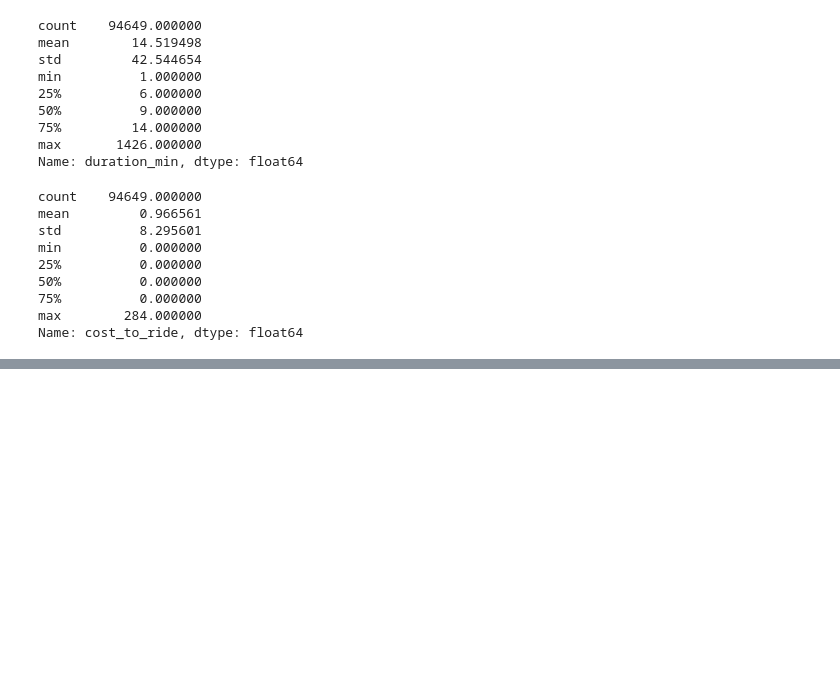
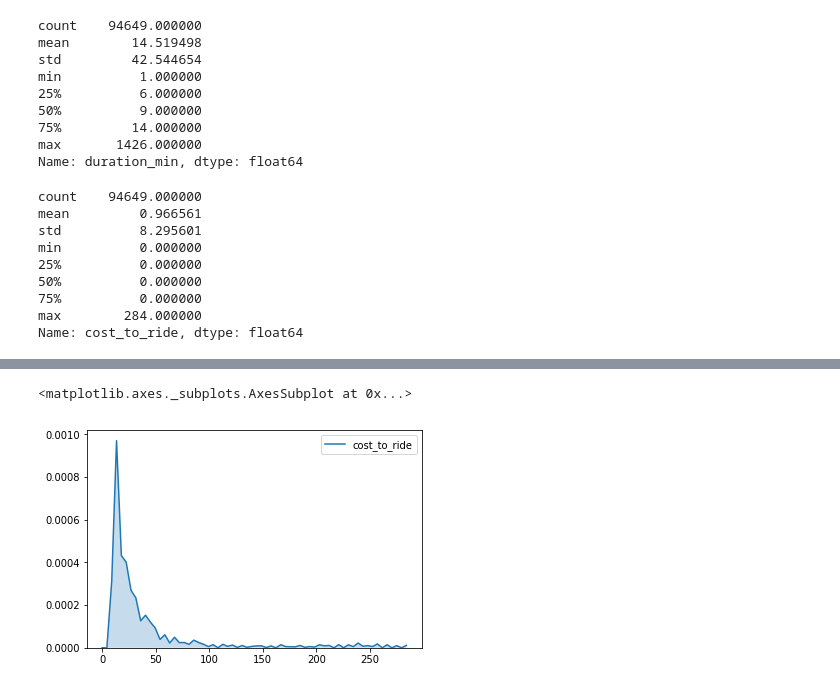
Before and after one commit to rileypredum/lyft_analysis, a Jupyter notebook: dev_df_data_cleaning.ipynb, the cells around one changed output, grey strips where cells are left out. Cells and saved outputs as stored; diff of their text form; code cells hidden in the pictures; blank space fills up the shorter version.

```diff
--- a/dev_df_data_cleaning.ipynb
+++ b/dev_df_data_cleaning.ipynb
@@ -191,0 +209,5 @@ Name: cost_to_ride, dtype: float64
+# %%
+sns.kdeplot(dev_df['cost_to_ride'], shade=True, gridsize=40)
+# %% [output]
+<matplotlib.axes._subplots.AxesSubplot at 0x...>
+[figure, added]
```
Also changed, not shown: parts of 3 cells of this notebook.
